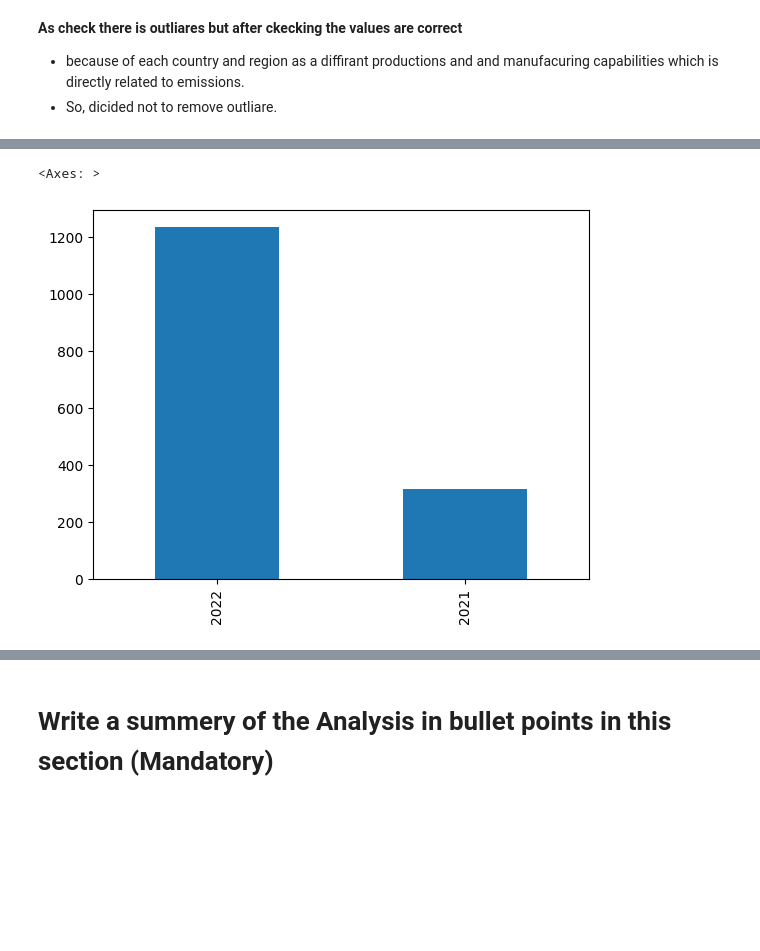
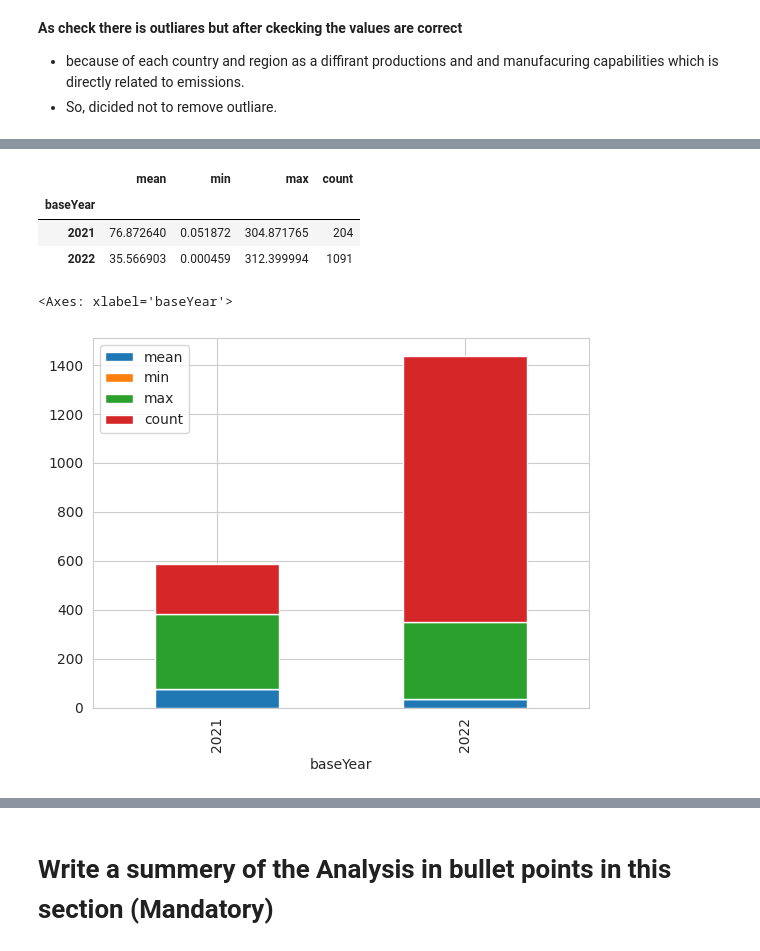
Before and after one commit to shashank297/Global-Emissions-Data-Analysis, a Jupyter notebook: Global_Emissions_Data_Analysis.ipynb, the cells around one changed output, grey strips where cells are left out. Saved outputs shown, nothing was run; the diff lists cells and outputs as text; code cells hidden in the pictures; blank space fills up the shorter version.

```diff
--- a/Global_Emissions_Data_Analysis.ipynb
+++ b/Global_Emissions_Data_Analysis.ipynb
@@ -319 +460,13 @@ df.baseYear.value_counts()
 Name: baseYear, dtype: int64
+# %%
+# Use Seaborn to create a bar chart
+sns.set_style('whitegrid')
+sns.countplot(x='baseYear', data=df)
+
+# Set the title and labels
+plt.title('Base Year Counts')
+plt.xlabel('Base Year')
+plt.ylabel('Count')
+
+# Show the plot
+plt.show()
@@ -319,0 +548,7 @@ Name: baseYear, dtype: int64
+# %%
+sns.set_style('whitegrid')
+sns.catplot(x='region', y='emissions', data=df, kind='violin', aspect=5, palette='Set2')
+plt.title('Emissions by Region')
+plt.xlabel('Region')
+plt.ylabel('Emissions')
+plt.show()
@@ -319,0 +624,7 @@ Name: baseYear, dtype: int64
+# %%
+sns.set_style('whitegrid')
+sns.catplot(x='type', y='emissions', data=df, kind='violin', aspect=2, palette='Set2')
+plt.title('Emissions by type')
+plt.xlabel('type')
+plt.ylabel('Emissions')
+plt.show()
@@ -319,0 +663,9 @@ Name: baseYear, dtype: int64
+# %%
+plt.figure(figsize=(17,8))
+sns.set_style('whitegrid')
+sns.catplot(x='segment', y='emissions', data=df, kind='violin', aspect=2, palette='Set2')
+plt.title('Emissions by segment')
+plt.xlabel('segment')
+plt.xticks(rotation=90)
+plt.ylabel('Emissions')
+plt.show()
@@ -320,5 +722,12 @@ Name: baseYear, dtype: int64
+# %%
+df.groupby('baseYear')['emissions'].agg(['mean','min','max','count'])
+# %% [output]
+|  | mean | min | max | count |
+| baseYear |  |  |  |  |
+| 2021 | 76.872640 | 0.051872 | 304.871765 | 204 |
+| 2022 | 35.566903 | 0.000459 | 312.399994 | 1091 |
 # %%
-df.baseYear.value_counts().plot(kind='bar')
+df.groupby('baseYear')['emissions'].agg(['mean','min','max','count']).plot(kind='bar',stacked=True)
 # %% [output]
-<Axes: >
+<Axes: xlabel='baseYear'>
-[figure, old version]
+[figure, new version]
```
Also changed, not shown: parts of 67 cells of this notebook.
